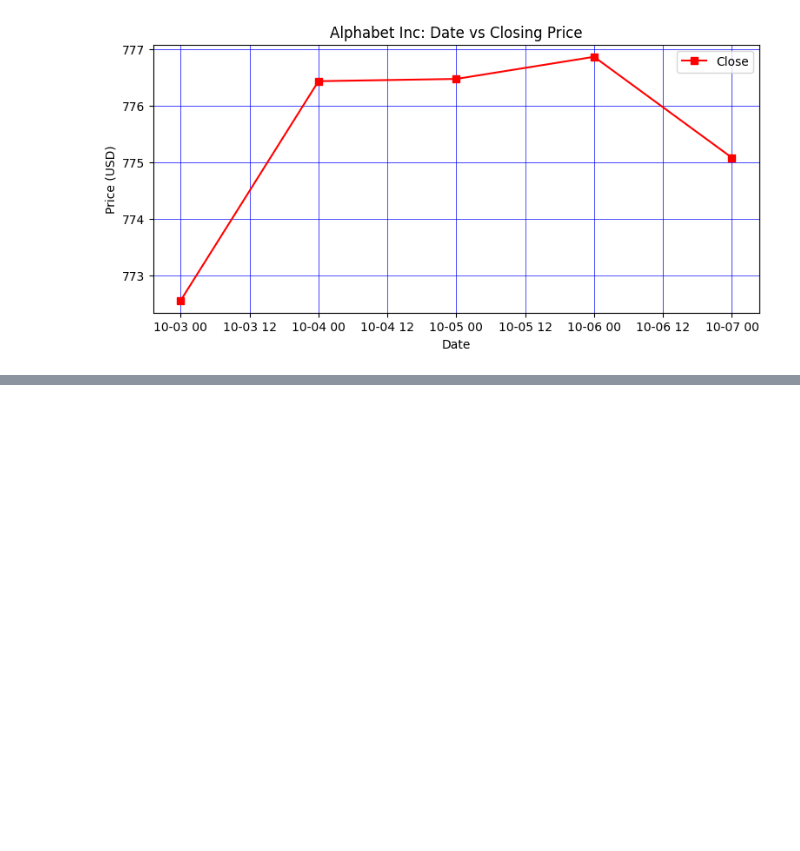
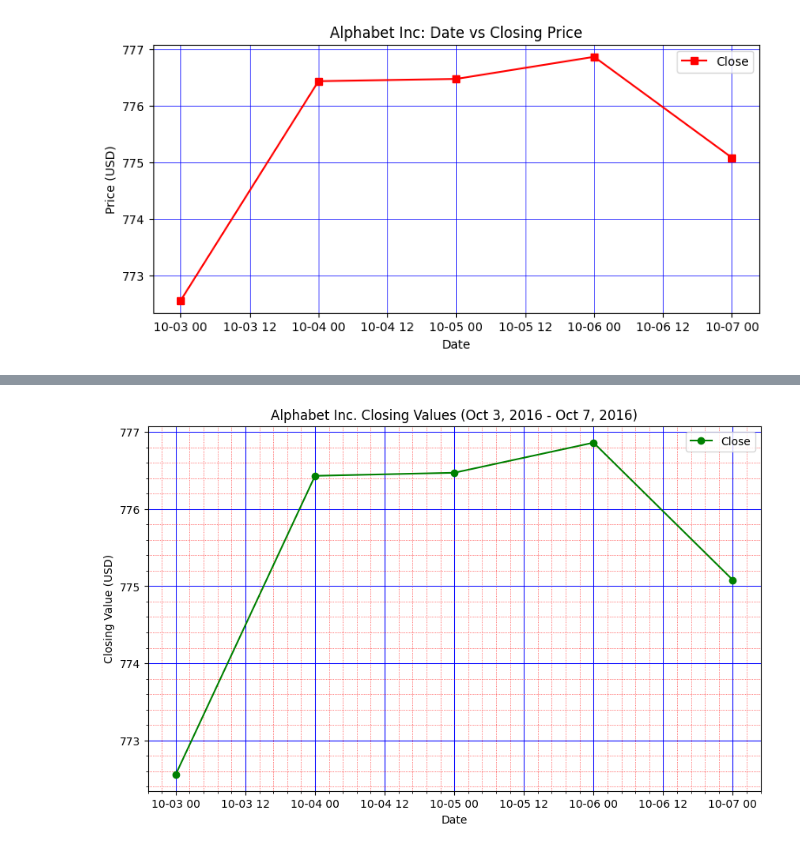
Before and after one commit to ayush-prajapati01/Python-Libraries, a Jupyter notebook: Matplotlib_Programs/matplotlib_programs.ipynb, the cells around one changed output, grey strips where cells are left out. Drawn from its saved outputs; the diff is of its cells as text; code cells hidden in the pictures; blank space fills up the shorter version.

Commit message:
[Ayush] Add: Python program to display the grid and draw line charts of the closing value of Alphabet Inc. between October 3, 2016 to October 7, 2016.

```diff
--- a/Matplotlib_Programs/matplotlib_programs.ipynb
+++ b/Matplotlib_Programs/matplotlib_programs.ipynb
@@ -443,0 +447,29 @@ if __name__ == "__main__":
+# %%
+def main():
+    data = pd.read_csv('fdata.csv')
+    data['Date'] = pd.to_datetime(data['Date'], format='%d-%m-%y')
+
+    # Plotting the closing values
+    plt.figure(figsize=(10, 6))
+    plt.plot(data['Date'], data['Close'], marker='o', linestyle='-', color='green', label='Close')
+
+    plt.grid(True, which='both')
+
+    # Minor grid customization
+    plt.minorticks_on()
+    plt.grid(which='minor', linestyle=':', linewidth=0.5, color='red')
+
+    # Major grid customization
+    plt.grid(which='major', linestyle='-', linewidth=0.75, color='blue')
+
+    plt.xlabel('Date')
+    plt.ylabel('Closing Value (USD)')
+    plt.title('Alphabet Inc. Closing Values (Oct 3, 2016 - Oct 7, 2016)')
+    plt.legend()
+    plt.show()
+
+
+if __name__ == "__main__":
+    main()
+# %% [output]
+[figure, added]
```
Also changed, not shown: parts of 1 cell of this notebook.
